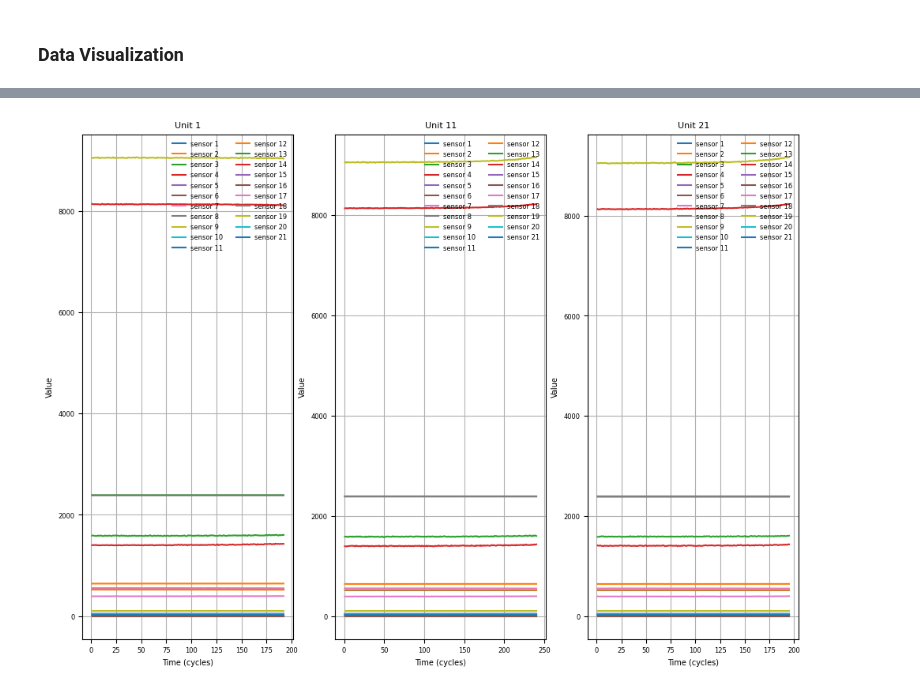
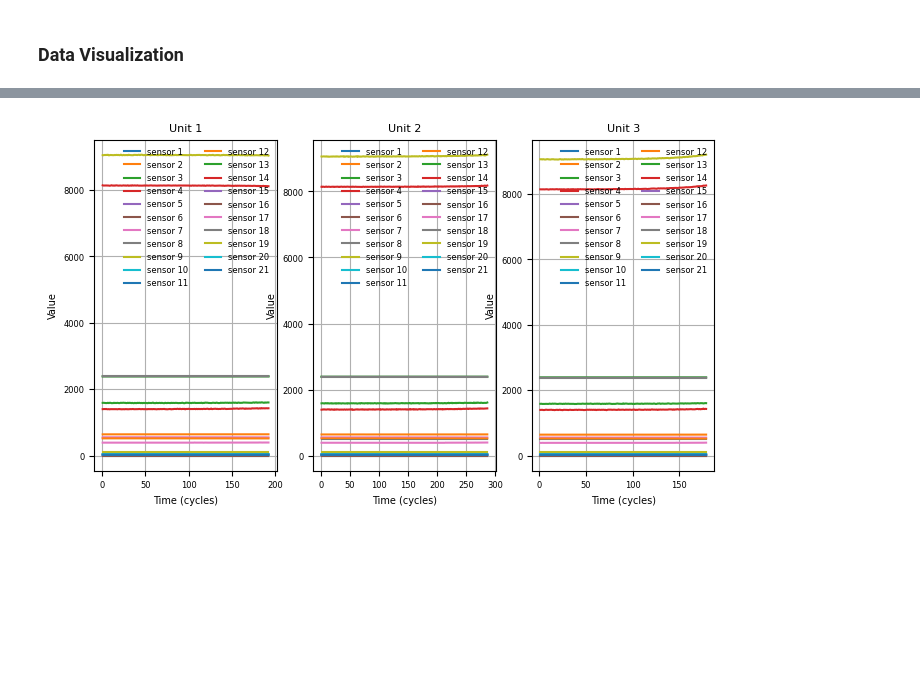
Before and after one commit to Vondras1/TurbofanEngine, a Jupyter notebook: project.ipynb, the cells around one changed output, grey strips where cells are left out. Saved outputs shown, nothing was run; the diff lists cells and outputs as text; code cells hidden in the pictures; blank space fills up the shorter version.

```diff
--- a/project.ipynb
+++ b/project.ipynb
@@ -127,25 +149,25 @@ plot_unit(units[1])
-# %%
-def plot_unit(unit, ax, title=None):
-    # Select only the sensor columns
-    sensor_cols = [col for col in unit.columns if "sensor measurement" in col]
-
-    for i, col in enumerate(sensor_cols):
-        ax.plot(unit["time, in cycles"], unit[col], label=f"sensor {i+1}")
-
-    if title:
-        ax.set_title(title, fontsize=8, pad=6)  # small title, controlled padding
-    ax.set_xlabel("Time (cycles)", fontsize=7, labelpad=4)
-    ax.set_ylabel("Value", fontsize=7, labelpad=4)
-    ax.tick_params(axis='both', labelsize=6)   # small tick labels
-    ax.grid(True)
-    ax.legend(fontsize=6, frameon=False, loc="upper right", ncol=2)
-
-
-# --- Plot 3 units next to each other ---
-fig, axes = plt.subplots(1, 3, figsize=(11.7, 8.3))  # A4 landscape in inches
-
-for i, ax in enumerate(axes):
-    unit_n = i*10+1
-    plot_unit(units[unit_n], ax=ax, title=f"Unit {unit_n}")
-# %% [output]
-[figure, removed]
+# %%
+def plot_units_big(unit, ax, title=None):
+    # Select only the sensor columns
+    sensor_cols = [col for col in unit.columns if "sensor measurement" in col]
+
+    for i, col in enumerate(sensor_cols):
+        ax.plot(unit["time, in cycles"], unit[col], label=f"sensor {i+1}")
+
+    if title:
+        ax.set_title(title, fontsize=8, pad=6)  # small title, controlled padding
+    ax.set_xlabel("Time (cycles)", fontsize=7, labelpad=4)
+    ax.set_ylabel("Value", fontsize=7, labelpad=4)
+    ax.tick_params(axis='both', labelsize=6)   # small tick labels
+    ax.grid(True)
+    ax.legend(fontsize=6, frameon=False, loc="upper right", ncol=2)
+
+
+# --- Plot 3 units next to each other ---
+fig, axes = plt.subplots(1, 3, figsize=(8, 4.3))  # A4 landscape in inches
+
+for i, ax in enumerate(axes):
+    unit_n = i+1
+    plot_units_big(units[unit_n], ax=ax, title=f"Unit {unit_n}")
+# %% [output]
+[figure, added]
```
Also changed, not shown: parts of 3 cells of this notebook, 2 other files.
